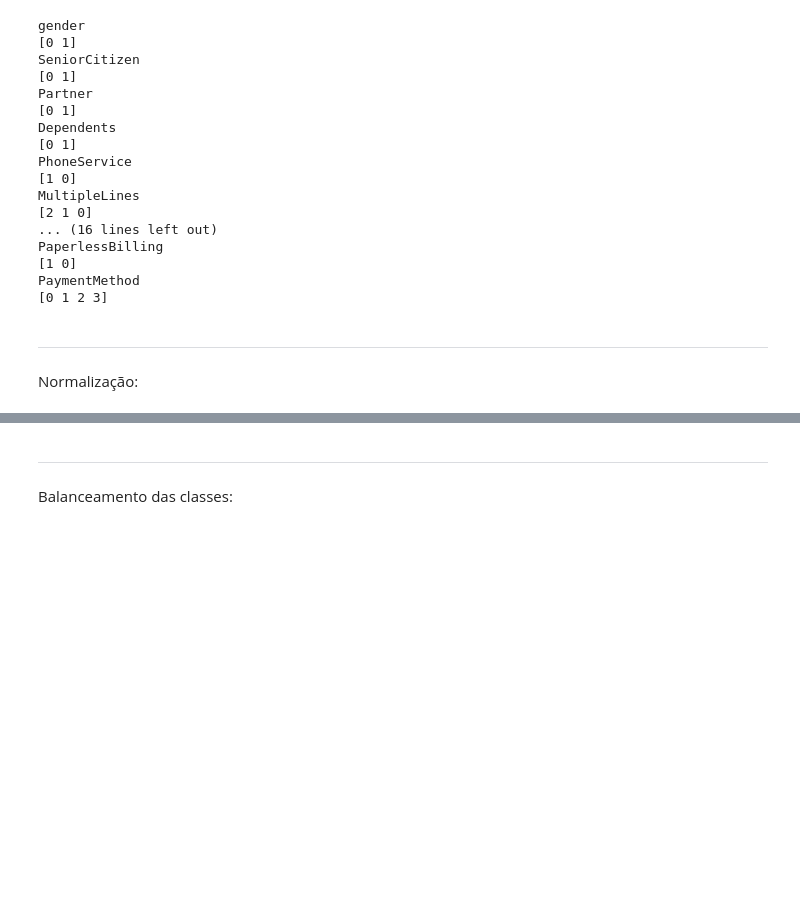
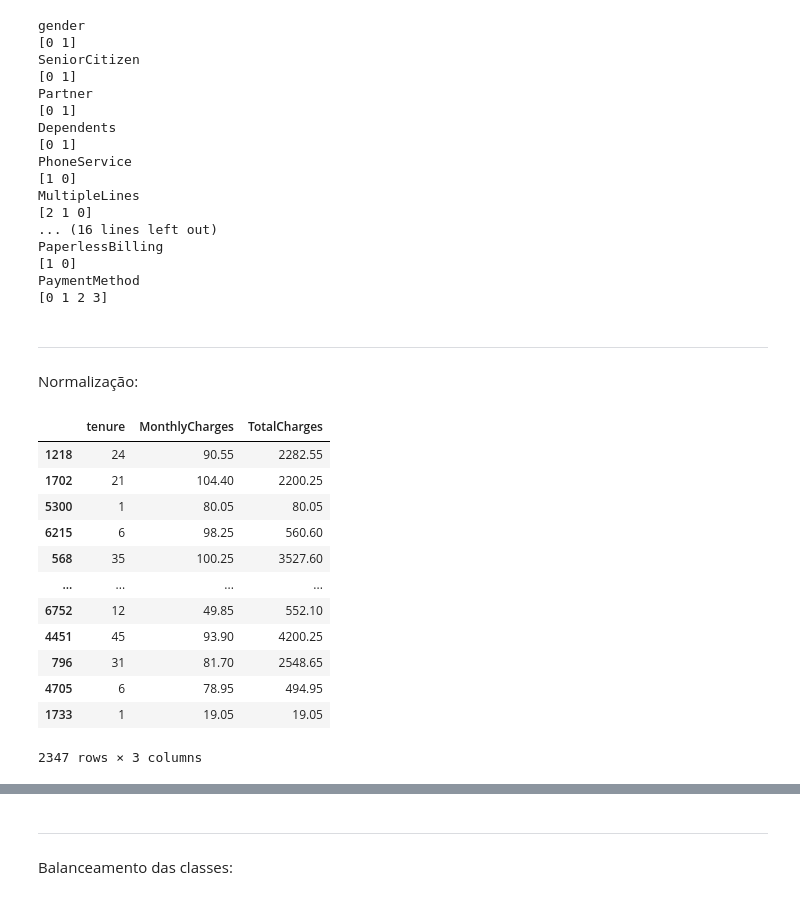
Before and after one commit to pedrobslima/redes_neurais, a Jupyter notebook: projeto_rn.ipynb, the cells around one changed output, grey strips where cells are left out. Saved outputs shown, nothing was run; the diff lists cells and outputs as text; code cells hidden in the pictures; blank space fills up the shorter version.

```diff
--- a/projeto_rn.ipynb
+++ b/projeto_rn.ipynb
@@ -784,6 +810,22 @@ df_test1 = df_test1.replace(rdict)
 # %% [markdown]
 ---
 Normalização:
+# %%
+df_train1[['tenure', 'MonthlyCharges', 'TotalCharges']]
+# %% [output]
+|  | tenure | MonthlyCharges | TotalCharges |
+| 1218 | 24 | 90.55 | 2282.55 |
+| 1702 | 21 | 104.40 | 2200.25 |
+| 5300 | 1 | 80.05 | 80.05 |
+| 6215 | 6 | 98.25 | 560.60 |
+| 568 | 35 | 100.25 | 3527.60 |
+| ... | ... | ... | ... |
+| 6752 | 12 | 49.85 | 552.10 |
+| 4451 | 45 | 93.90 | 4200.25 |
+| 796 | 31 | 81.70 | 2548.65 |
+| 4705 | 6 | 78.95 | 494.95 |
+| 1733 | 1 | 19.05 | 19.05 |
+2347 rows × 3 columns
 # %%
 # Normalização no conjunto de treinamento
 scaler1 = MinMaxScaler()
```
Also changed, not shown: parts of 15 cells of this notebook.
